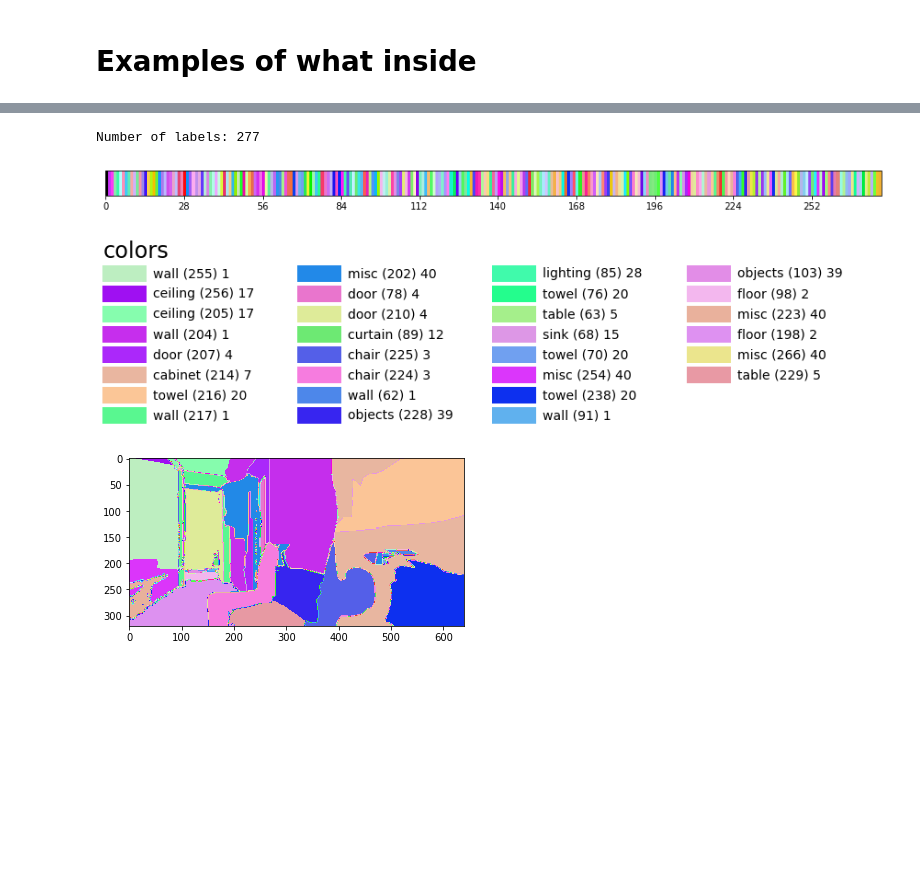
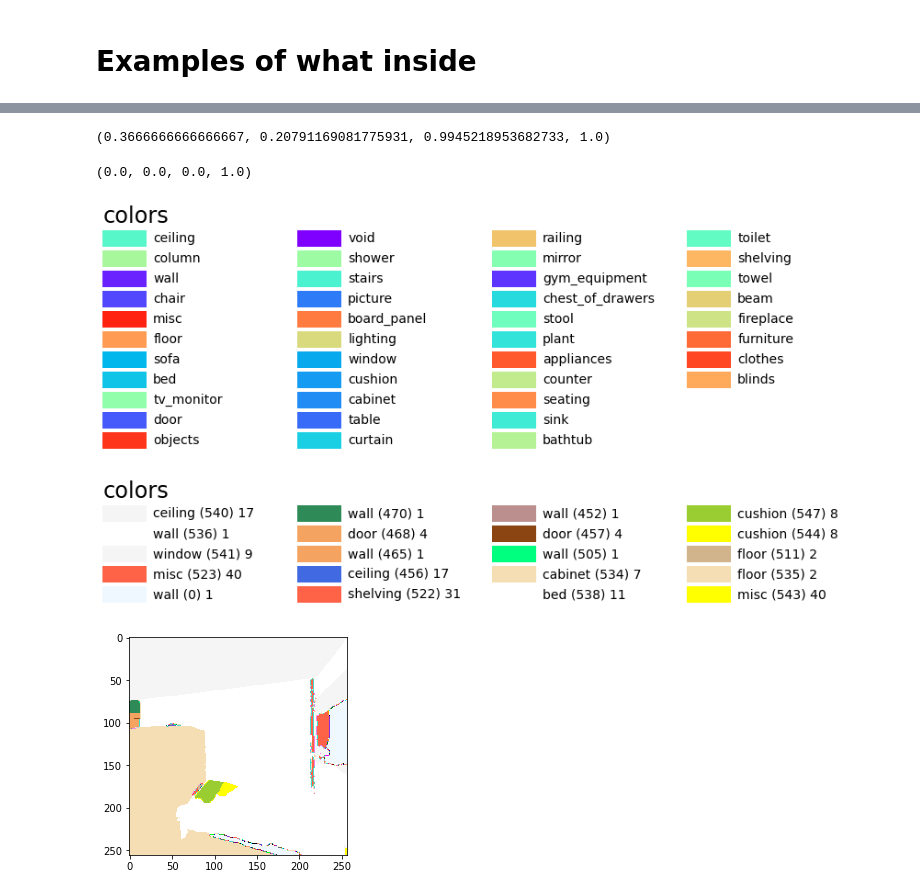
Before and after one commit to IaroslavS/My_notebooks, a Jupyter notebook: read_dataset.ipynb, the cells around one changed output, grey strips where cells are left out. Cells and saved outputs as stored; diff of their text form; code cells hidden in the pictures; blank space fills up the shorter version.

```diff
--- a/read_dataset.ipynb
+++ b/read_dataset.ipynb
@@ -206,4 +286,4 @@ Full trajectory has 134 steps
 # %%
 # Pick frame number 133 to all further examples
-index = 133
+index = 20
 # %%
@@ -253,0 +312,31 @@ plt.imshow(depth[index][:,:,0])
+# %%
+# Semantic sensor output with annotation, number in brackets is item number
+# number after brackets is number that corresponds to each object
+# (different chairs has different number in brackets but same number after brackets)
+semantic_image = semantic[index]
+
+elements_in_image = []
+
+for string in semantic_image:
+    for el in string:
+        if not(el in elements_in_image):
+            elements_in_image.append(el)
+
+colors = list(mcolors.CSS4_COLORS.values())
+new_colors = colors
+cmap = LinearSegmentedColormap.from_list('test', new_colors, N=len(new_colors))
+ccmap = matplotlib.cm.get_cmap('jet')
+new_cmap = cmap
+new_cmap = rand_cmap(len(mapping), type='bright', first_color_black=True, last_color_black=False, verbose=True)
+colorss = {}
+
+for i,entry in enumerate(elements_in_image):
+    label = index_to_title_map[mapping[entry]] + ' (' + str(entry)+ ') ' + str(mapping[entry])
+
+    norm = matplotlib.colors.Normalize(vmin=-1.0, vmax=len(mapping))
+
+    colorss[label] = new_cmap(norm(entry))
+
+plot_colortable(colorss, 'colors')
+
+plt.imshow(semantic_image, cmap=new_cmap, vmin=-1, vmax=len(mapping))
@@ -253,0 +351,8 @@ plt.imshow(depth[index][:,:,0])
+# %%
+root_dir = "/media/cds-s/data/Datasets/Habitat/HPointLoc/"
+outputdir_for_picture = "/media/cds-s/data/Datasets/Habitat/Pictures_for_paper/10_maps_with_6_points_with_3_images/"
+list_of_maps = os.listdir(root_dir)
+list_of_maps.remove("1LXtFkjw3qL_point0")
+random_maps = random.sample(list_of_maps, 9)
+list_of_chosen_maps = random_maps
+list_of_chosen_maps.append("1LXtFkjw3qL_point0")
@@ -254,36 +516,55 @@ plt.imshow(depth[index][:,:,0])
+# %%
+ccmap(17)
+# %% [output]
+(0.3666666666666667, 0.20791169081775931, 0.9945218953682733, 1.0)
+# %%
+ccmap(-1)
+# %% [output]
+(0.0, 0.0, 0.0, 1.0)
+# %%
+index_to_title = {v: k for k, v in title_to_index.items()}
+
+colorss = {}
+
+for semantic_index in index_to_title.keys():
+    title = index_to_title[semantic_index]
+    colorss[title] = ccmap(norm(semantic_index))
+
+plot_colortable(colorss, 'colors')
+# %% [output]
+[figure, added]
 # %%
 # Semantic sensor output with annotation, number in brackets is item number
 # number after brackets is number that corresponds to each object
 # (different chairs has different number in brackets but same number after brackets)
 semantic_image = semantic[index]
 
 elements_in_image = []
 
 for string in semantic_image:
     for el in string:
         if not(el in elements_in_image):
             elements_in_image.append(el)
 
 colors = list(mcolors.CSS4_COLORS.values())
 new_colors = colors
 cmap = LinearSegmentedColormap.from_list('test', new_colors, N=len(new_colors))
 ccmap = matplotlib.cm.get_cmap('jet')
-new_cmap = rand_cmap(len(mapping), type='bright', first_color_black=True, last_color_black=False, verbose=True)
+# new_cmap = rand_cmap(len(mapping), type='bright', first_color_black=True, last_color_black=False, verbose=True)
+new_cmap = cmap
 colorss = {}
 
 for i,entry in enumerate(elements_in_image):
     label = index_to_title_map[mapping[entry]] + ' (' + str(entry)+ ') ' + str(mapping[entry])
 
     norm = matplotlib.colors.Normalize(vmin=-1.0, vmax=len(mapping))
 
     colorss[label] = new_cmap(norm(entry))
 
 plot_colortable(colorss, 'colors')
 
 plt.imshow(semantic_image, cmap=new_cmap, vmin=-1, vmax=len(mapping))
 plt.show()
 # %% [output]
-Number of labels: 277
-[figure, old version]
+[figure, new version]
-[figure, old version]
+[figure, new version]
-[figure, removed]
```
Also changed, not shown: parts of 30 cells of this notebook, 7 other files.
